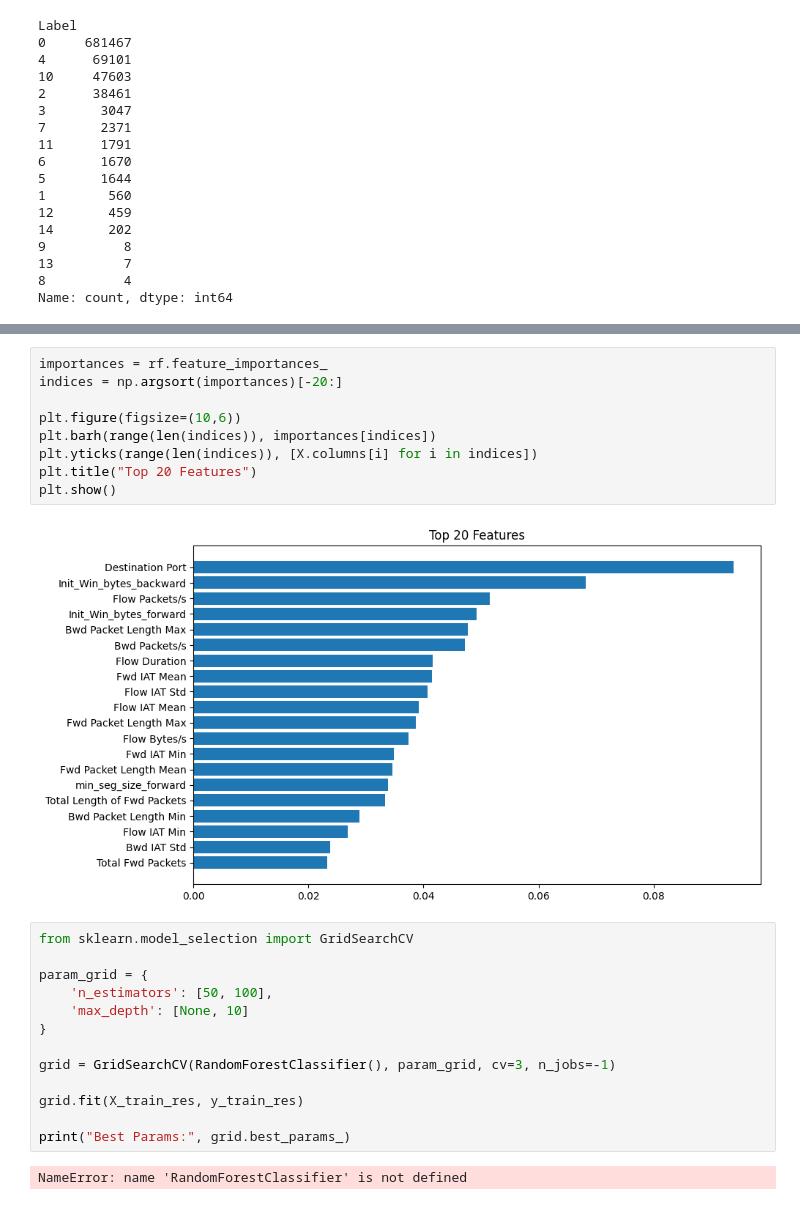
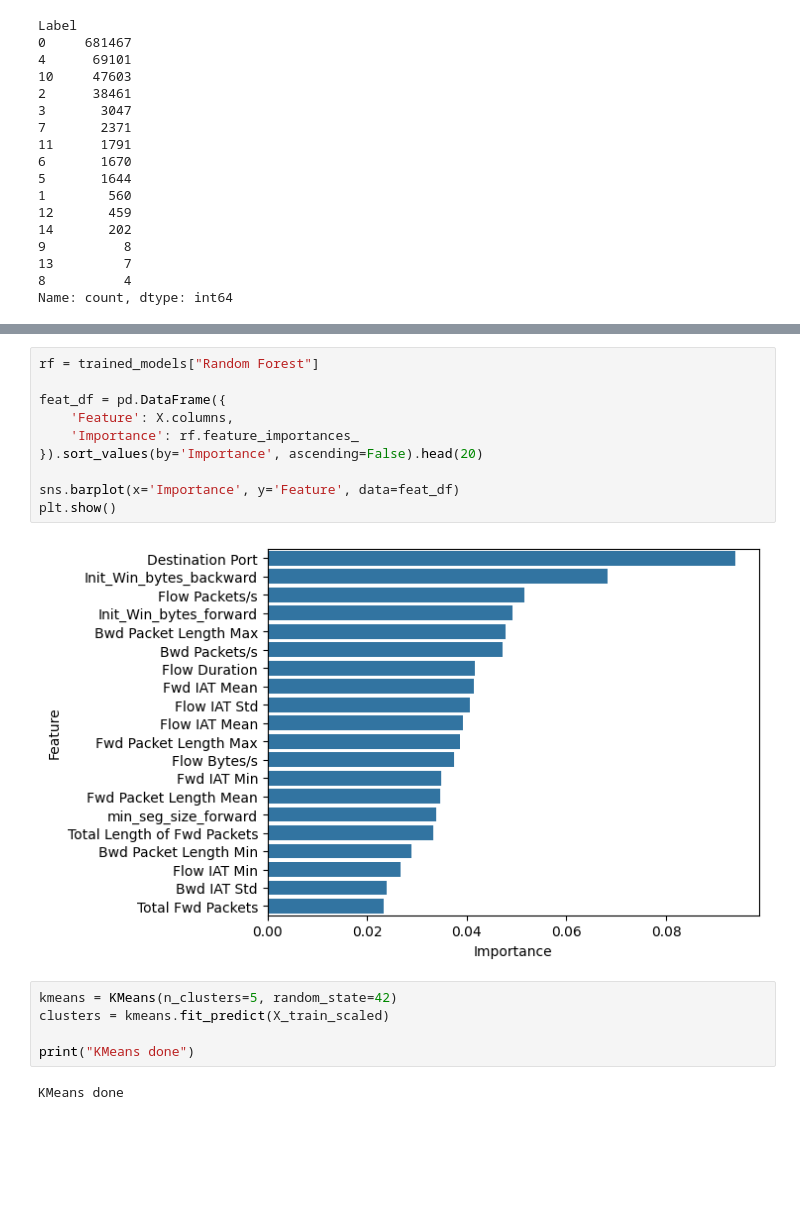
Before and after one commit to AdityaMalav1984/Data-Science-Group-3, a Jupyter notebook: Grp3.ipynb, the cells around one changed output, grey strips where cells are left out. Cells and saved outputs as stored; diff of their text form; blank space fills up the shorter version.

```diff
--- a/Grp3.ipynb
+++ b/Grp3.ipynb
@@ -308,27 +388,20 @@ plt.show()
-# %%
-importances = rf.feature_importances_
-indices = np.argsort(importances)[-20:]
-
-plt.figure(figsize=(10,6))
-plt.barh(range(len(indices)), importances[indices])
-plt.yticks(range(len(indices)), [X.columns[i] for i in indices])
-plt.title("Top 20 Features")
-plt.show()
-# %% [output]
-[figure, removed]
-# %%
-from sklearn.model_selection import GridSearchCV
-
-param_grid = {
-    'n_estimators': [50, 100],
-    'max_depth': [None, 10]
-}
-
-grid = GridSearchCV(RandomForestClassifier(), param_grid, cv=3, n_jobs=-1)
-
-grid.fit(X_train_res, y_train_res)
-
-print("Best Params:", grid.best_params_)
-# %% [output]
-NameError: name 'RandomForestClassifier' is not defined
+# %%
+rf = trained_models["Random Forest"]
+
+feat_df = pd.DataFrame({
+    'Feature': X.columns,
+    'Importance': rf.feature_importances_
+}).sort_values(by='Importance', ascending=False).head(20)
+
+sns.barplot(x='Importance', y='Feature', data=feat_df)
+plt.show()
+# %% [output]
+[figure, added]
+# %%
+kmeans = KMeans(n_clusters=5, random_state=42)
+clusters = kmeans.fit_predict(X_train_scaled)
+
+print("KMeans done")
+# %% [output]
+KMeans done
 # %%
```
Also changed, not shown: parts of 17 cells of this notebook.
